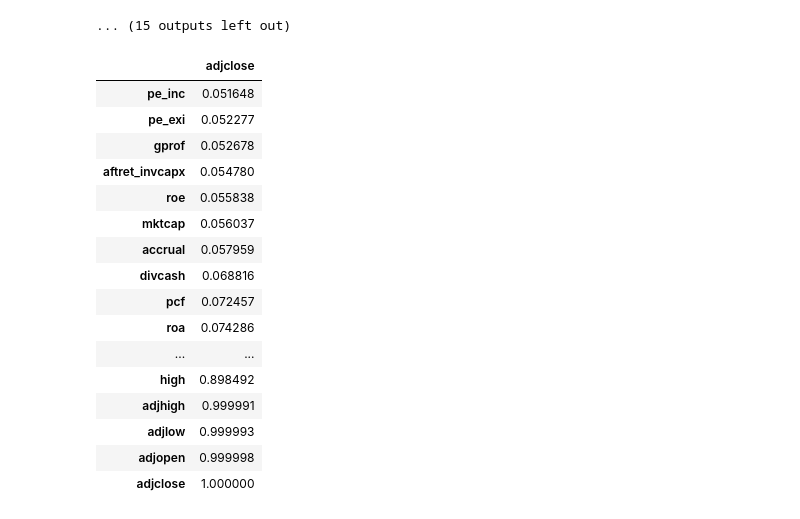
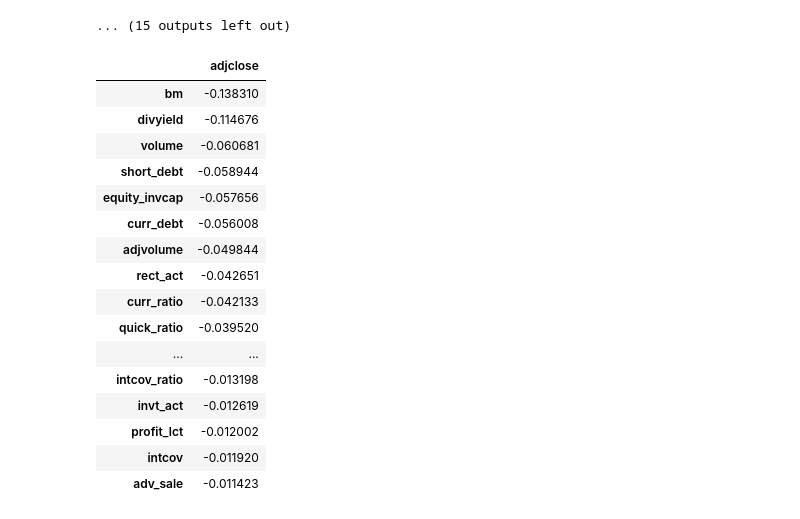
Before and after one commit to chung-ejy/sapling, a Jupyter notebook: multiasset_financial_machine_active_analysis.ipynb, the cells around one changed output. Cells and saved outputs as stored; diff of their text form; code cells hidden in the pictures.

```diff
--- a/multiasset_financial_machine_active_analysis.ipynb
+++ b/multiasset_financial_machine_active_analysis.ipynb
@@ -61,7 +61,7 @@ for ticker in tqdm(sp500["ticker"].unique()):
         filings["quarter"] = filings["quarter"].shift(1)
         price = price.drop(["date","ticker"],axis=1).merge(filings.drop(["date","ticker"],axis=1),on=["year","quarter"],how="left").groupby(["year","quarter"]).mean().reset_index()
         price["ticker"] = ticker
-        price["y"] = price["adjclose"].shift(-1)
+        price["y"] = price["adjclose"].shift(-4)
         factors_df.append(price)
     except Exception as e:
         print(ticker,str(e))
@@ -92,22 +92,22 @@ for column in factors_df:
 # %%
 factors_df = factors_df.fillna(0)
 # %%
-factors_df[[x for x in factors_df.columns if x not in unneeded_columns]].corr()[["adjclose"]].sort_values("adjclose").tail(20)
+factors_df[[x for x in factors_df.columns if x not in unneeded_columns]].corr()[["adjclose"]].sort_values("adjclose").head(20)
 # %% [output]
 |  | adjclose |
-| pe_inc | 0.051648 |
-| pe_exi | 0.052277 |
-| gprof | 0.052678 |
-| aftret_invcapx | 0.054780 |
-| roe | 0.055838 |
-| mktcap | 0.056037 |
-| accrual | 0.057959 |
-| divcash | 0.068816 |
-| pcf | 0.072457 |
-| roa | 0.074286 |
+| bm | -0.138310 |
+| divyield | -0.114676 |
+| volume | -0.060681 |
+| short_debt | -0.058944 |
+| equity_invcap | -0.057656 |
+| curr_debt | -0.056008 |
+| adjvolume | -0.049844 |
+| rect_act | -0.042651 |
+| curr_ratio | -0.042133 |
+| quick_ratio | -0.039520 |
 | ... | ... |
-| high | 0.898492 |
-| adjhigh | 0.999991 |
-| adjlow | 0.999993 |
-| adjopen | 0.999998 |
-| adjclose | 1.000000 |
+| intcov_ratio | -0.013198 |
+| invt_act | -0.012619 |
+| profit_lct | -0.012002 |
+| intcov | -0.011920 |
+| adv_sale | -0.011423 |
```
Also changed, not shown: parts of 17 cells of this notebook.
